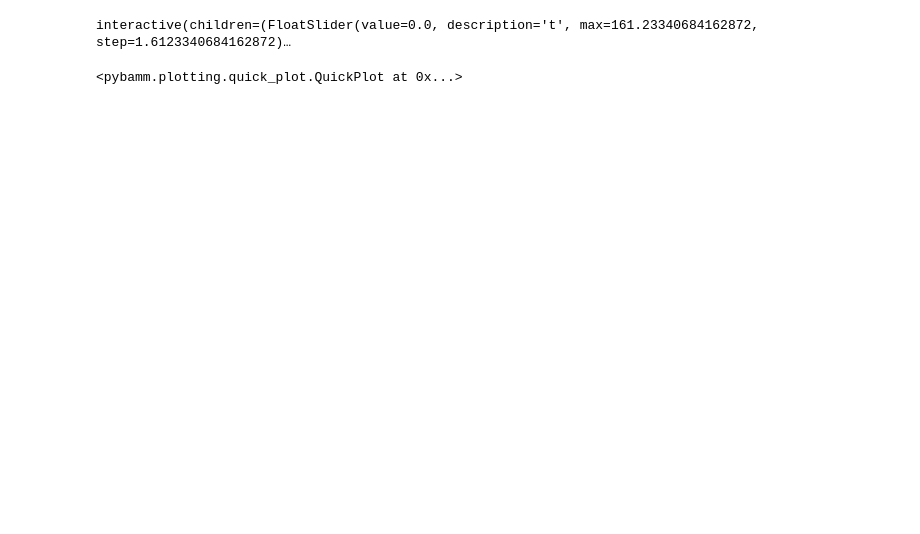
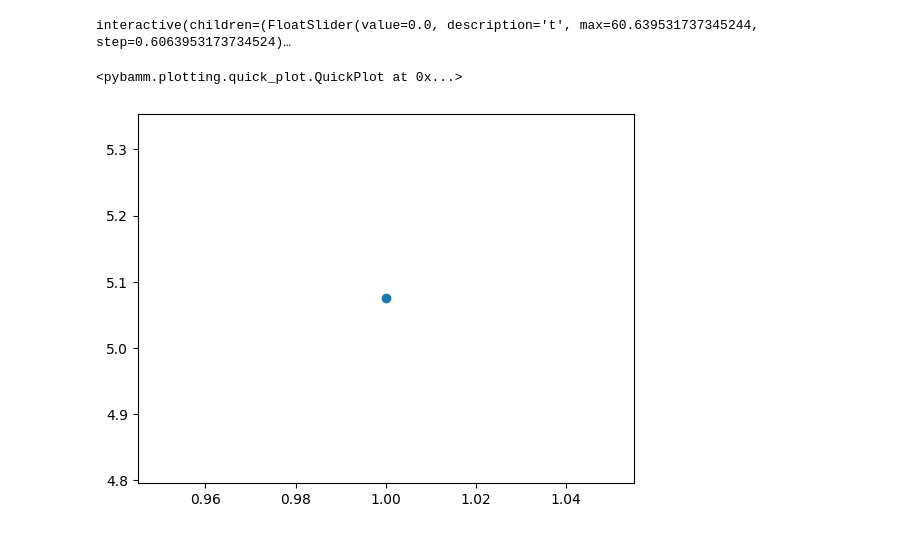
Before and after one commit to brosaplanella/formation, a Jupyter notebook: SEI_Models_thickness_Chen2020.ipynb, the cells around one changed output. Saved outputs shown, nothing was run; the diff lists cells and outputs as text; code cells hidden in the pictures; blank space fills up the shorter version.

```diff
--- a/SEI_Models_thickness_Chen2020.ipynb
+++ b/SEI_Models_thickness_Chen2020.ipynb
@@ -8,4 +8,5 @@ param=pybamm.ParameterValues("Chen2020")
 param['Initial inner SEI thickness [m]']=1e-13
 param['Initial outer SEI thickness [m]']=1e-13
 #param['Inner SEI open-circuit potential [V]']=0.25
-#param
+param['Initial concentration in electrolyte [mol.m-3]'] = 998
+param
@@ -55,12 +93,28 @@ for index in range(len(SEIModels)):
     solutions.append(sim.solve(initial_soc=0))
 # %%
 pybamm.dynamic_plot(solutions, output_variables=["X-averaged inner SEI thickness [m]",
-                     "X-averaged SEI film overpotential [V]" ,"Electrolyte potential [V]",
+                                                "X-averaged SEI film overpotential [V]" ,
+                                                 "Electrolyte potential [V]",
                                                  "X-averaged SEI film overpotential [V]" ,
                                                  "Discharge capacity [A.h]",
                                                 "Terminal voltage [V]", "Power [W]",
+                                                'Average negative particle concentration [mol.m-3]',
                                                     ],
                     labels=SEIModels,variable_limits='tight')
 # %% [output]
-interactive(children=(FloatSlider(value=0.0, description='t', max=161.23340684162872, step=1.6123340684162872)…
+interactive(children=(FloatSlider(value=0.0, description='t', max=60.639531737345244, step=0.6063953173734524)…
 <pybamm.plotting.quick_plot.QuickPlot at 0x...>
+# %%
+cccv_solutions={}
+Cycles = range(1, cycle_number + 1)
+for j in range(len(solutions)):
+    cccv_capacities = []
+    for i in range (cycle_number ):
+       start_capacity  =  solutions[j].cycles[i].steps[2]["Discharge capacity [A.h]"].entries[0]
+       end_capacity    =  solutions[j].cycles[i].steps[2]["Discharge capacity [A.h]"].entries[-1]
+       cccv_capacities.append(end_capacity-start_capacity)
+    # cccv_solutions[j]=cccv_capacities
+    plt.scatter(Cycles, cccv_capacities)
+# plt.autoscale(enable=False, axis='both', tight=True)
+# %% [output]
+[figure, added]
```
Also changed, not shown: parts of 15 cells of this notebook, 2 other files.
